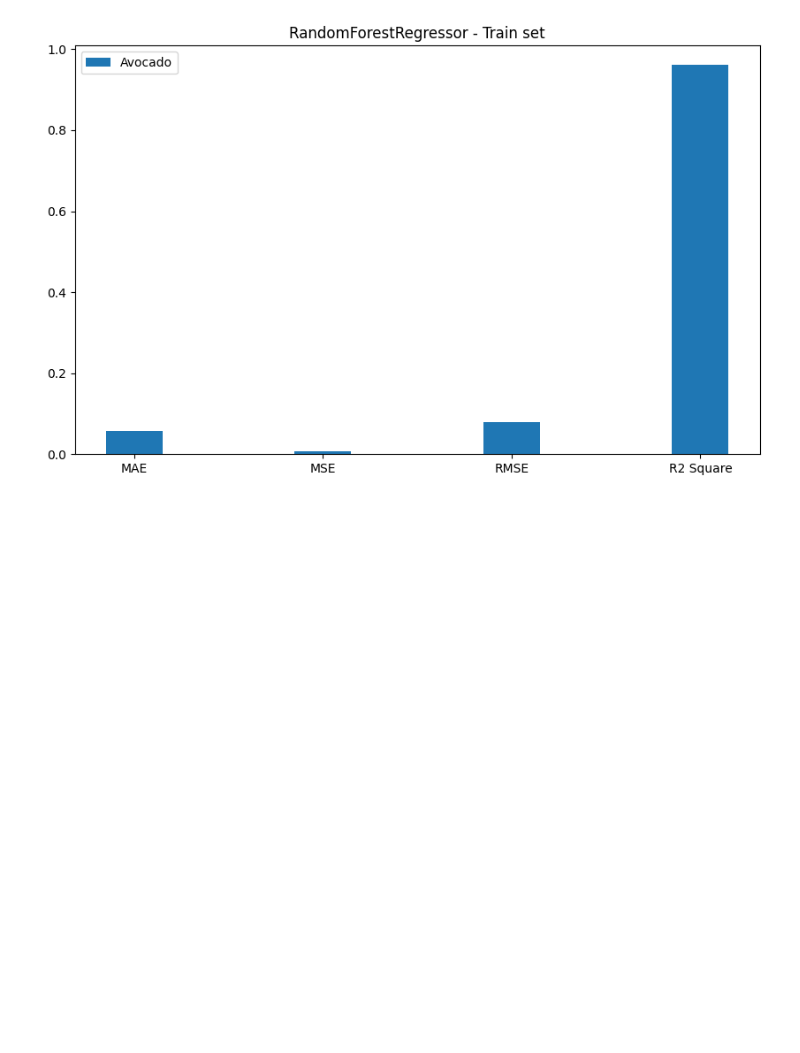
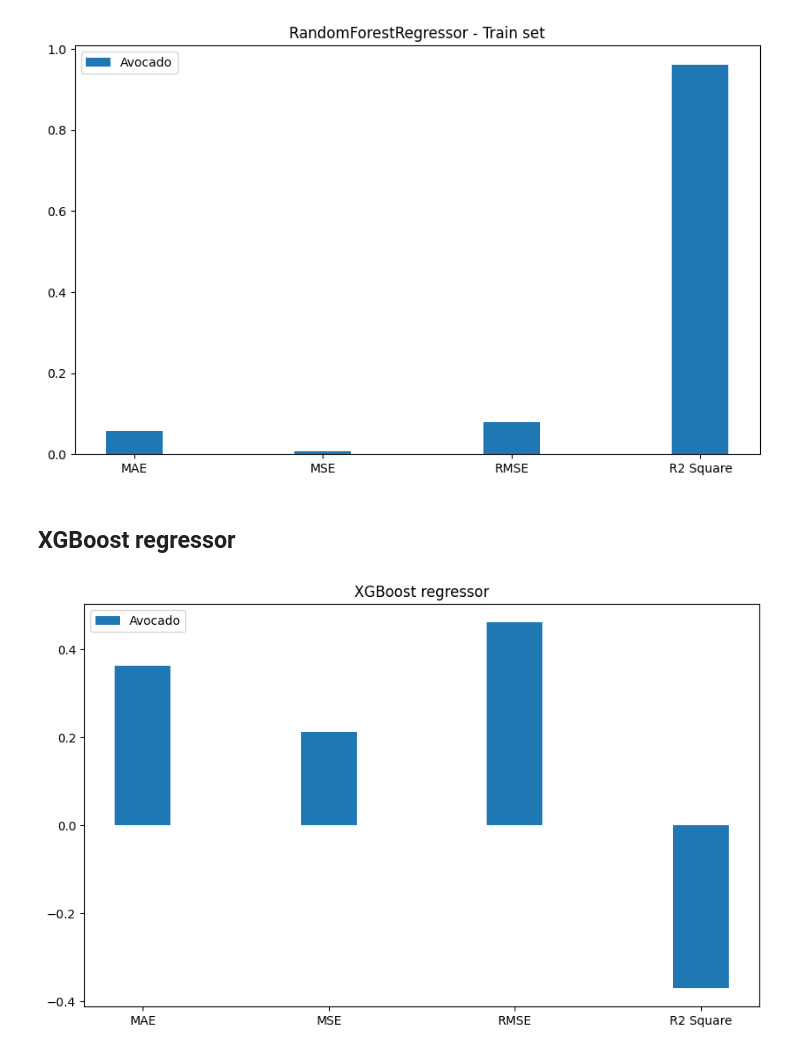
Before and after one commit to xkxixnxgx/spbpu_sdt_homeworks, a Jupyter notebook: homeworks/12/Avocado.ipynb, the cells around one changed output. Saved outputs shown, nothing was run; the diff lists cells and outputs as text; code cells hidden in the pictures; blank space fills up the shorter version.

```diff
--- a/homeworks/12/Avocado.ipynb
+++ b/homeworks/12/Avocado.ipynb
@@ -364,0 +465,16 @@ Text(0.5, 1.0, 'The result of RandomForestRegressor')
+# %%
+import xgboost as xgb
+
+xgb_reg = xgb.XGBRegressor(
+    objective ='reg:linear',
+    colsample_bytree = 0.3,
+    learning_rate = 0.1,
+    max_depth = 5,
+    alpha = 10,
+    n_estimators = 10
+)
+xgb_reg.fit(X_train,y_train)
+
+xgb_y_pred = xgb_reg.predict(X_test)
+
+XGBoost_regressor_Yury = print_evaluate(y_test, xgb_y_pred)
@@ -418,3 +550,15 @@ show_df(
 )
 # %% [output]
 [figure]
+# %% [markdown]
+## XGBoost regressor
+# %%
+show_df(
+    "XGBoost regressor",
+    ["MAE", "MSE", "RMSE", "R2 Square"],
+    [
+        XGBoost_regressor_Yury
+    ]
+)
+# %% [output]
+[figure, added]
```
Also changed, not shown: parts of 27 cells of this notebook, 3 other files.
